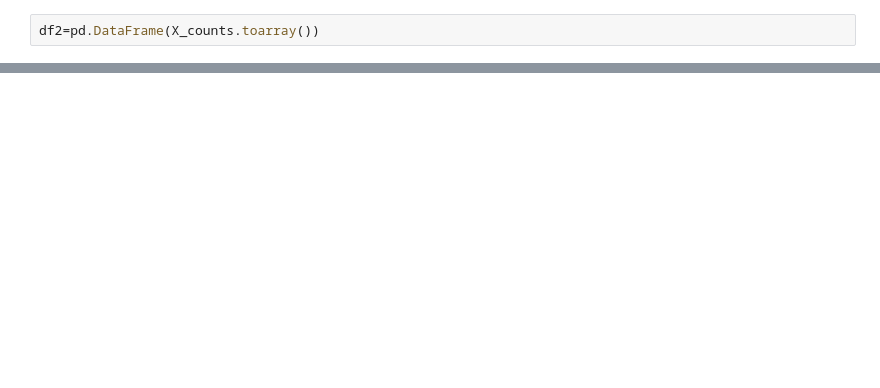
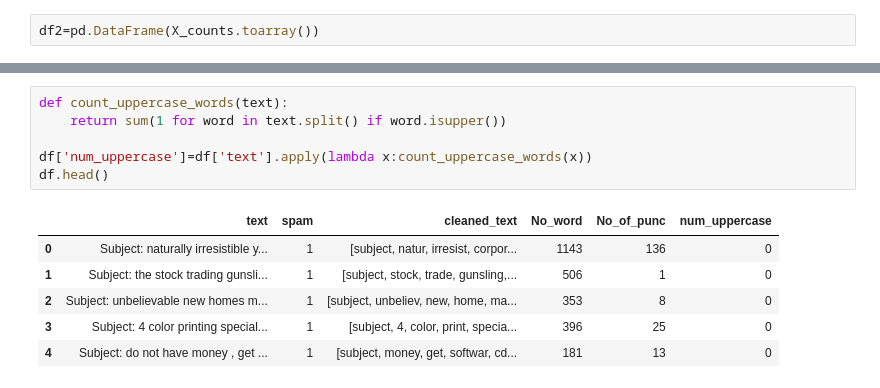
Before and after one commit to BinaraMendis7/Spam-Email-detecting-system, a Jupyter notebook: Untitled-1.ipynb, the cells around one changed output, grey strips where cells are left out. Saved outputs shown, nothing was run; the diff lists cells and outputs as text; blank space fills up the shorter version.

```diff
--- a/Untitled-1.ipynb
+++ b/Untitled-1.ipynb
@@ -105,0 +127,13 @@ df2.head()
+# %%
+def count_uppercase_words(text):
+    return sum(1 for word in text.split() if word.isupper())
+
+df['num_uppercase']=df['text'].apply(lambda x:count_uppercase_words(x))
+df.head()
+# %% [output]
+|  | text | spam | cleaned_text | No_word | No_of_punc | num_uppercase |
+| 0 | Subject: naturally irresistible y... | 1 | [subject, natur, irresist, corpor... | 1143 | 136 | 0 |
+| 1 | Subject: the stock trading gunsli... | 1 | [subject, stock, trade, gunsling,... | 506 | 1 | 0 |
+| 2 | Subject: unbelievable new homes m... | 1 | [subject, unbeliev, new, home, ma... | 353 | 8 | 0 |
+| 3 | Subject: 4 color printing special... | 1 | [subject, 4, color, print, specia... | 396 | 25 | 0 |
+| 4 | Subject: do not have money , get ... | 1 | [subject, money, get, softwar, cd... | 181 | 13 | 0 |
```
Also changed, not shown: parts of 8 cells of this notebook.
